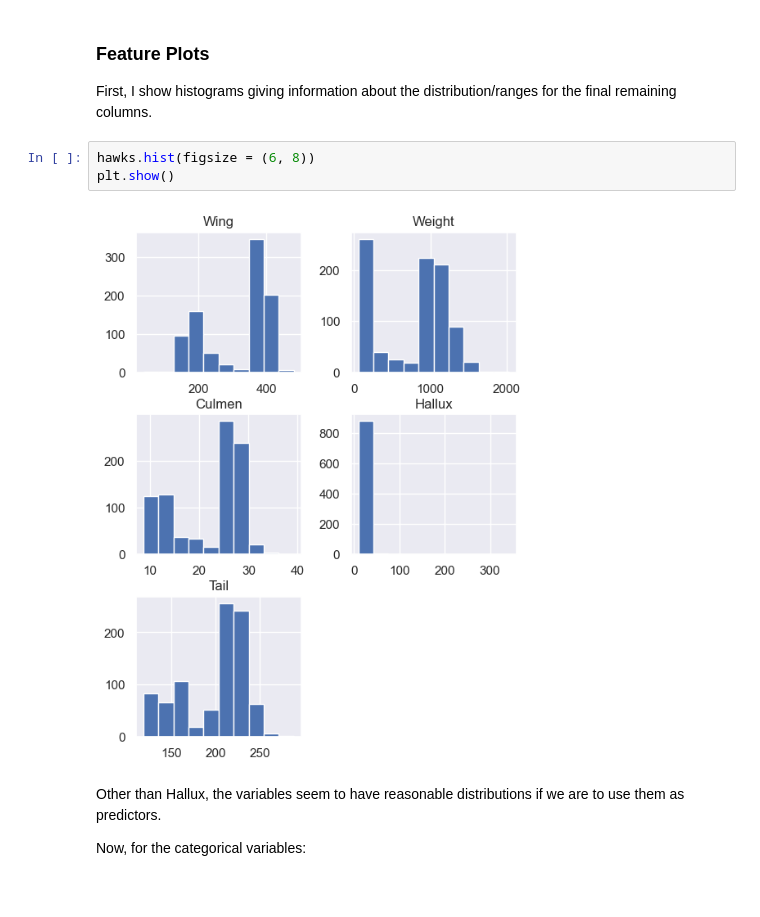
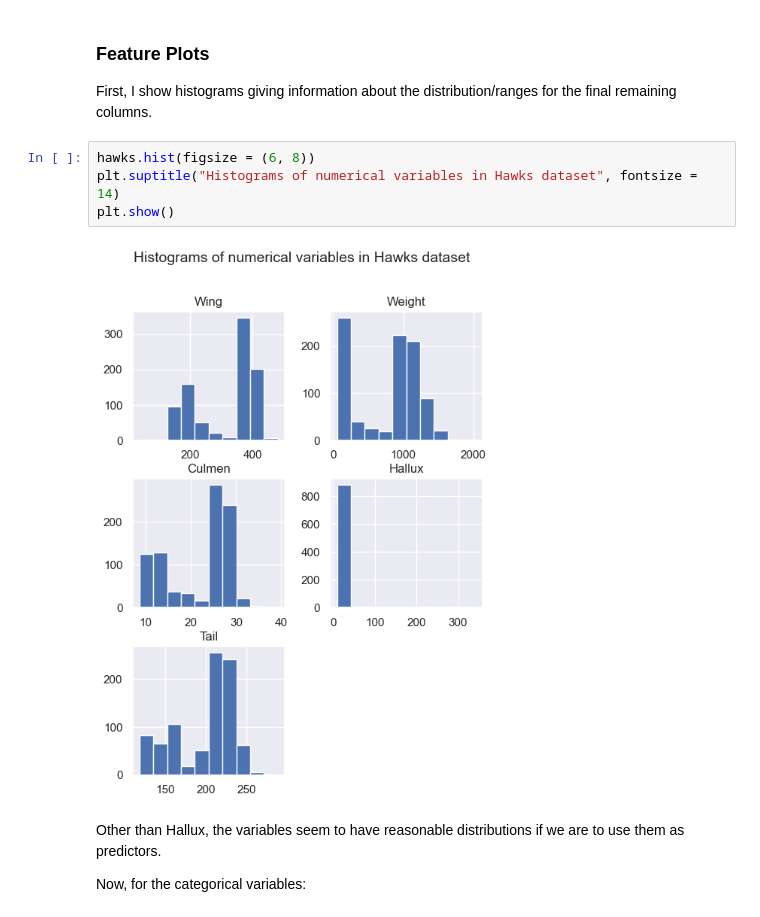
Before and after one commit to kary5678/INDE-577, a Jupyter notebook: Data/hawks_analysis.ipynb, the cells around one changed output. Cells and saved outputs as stored; diff of their text form.

Commit message:
Minor plot adjustment to Hawks notebook

```diff
--- a/Data/hawks_analysis.ipynb
+++ b/Data/hawks_analysis.ipynb
@@ -168,9 +168,10 @@ dtype: object
 First, I show histograms giving information about the distribution/ranges for the final remaining columns.
 # %%
 hawks.hist(figsize = (6, 8))
+plt.suptitle("Histograms of numerical variables in Hawks dataset", fontsize = 14)
 plt.show()
 # %% [output]
-[figure, old version]
+[figure, new version]
 # %% [markdown]
 Other than Hallux, the variables seem to have reasonable distributions if we are to use them as predictors.
 
```
Also changed, not shown: parts of 3 cells of this notebook.
